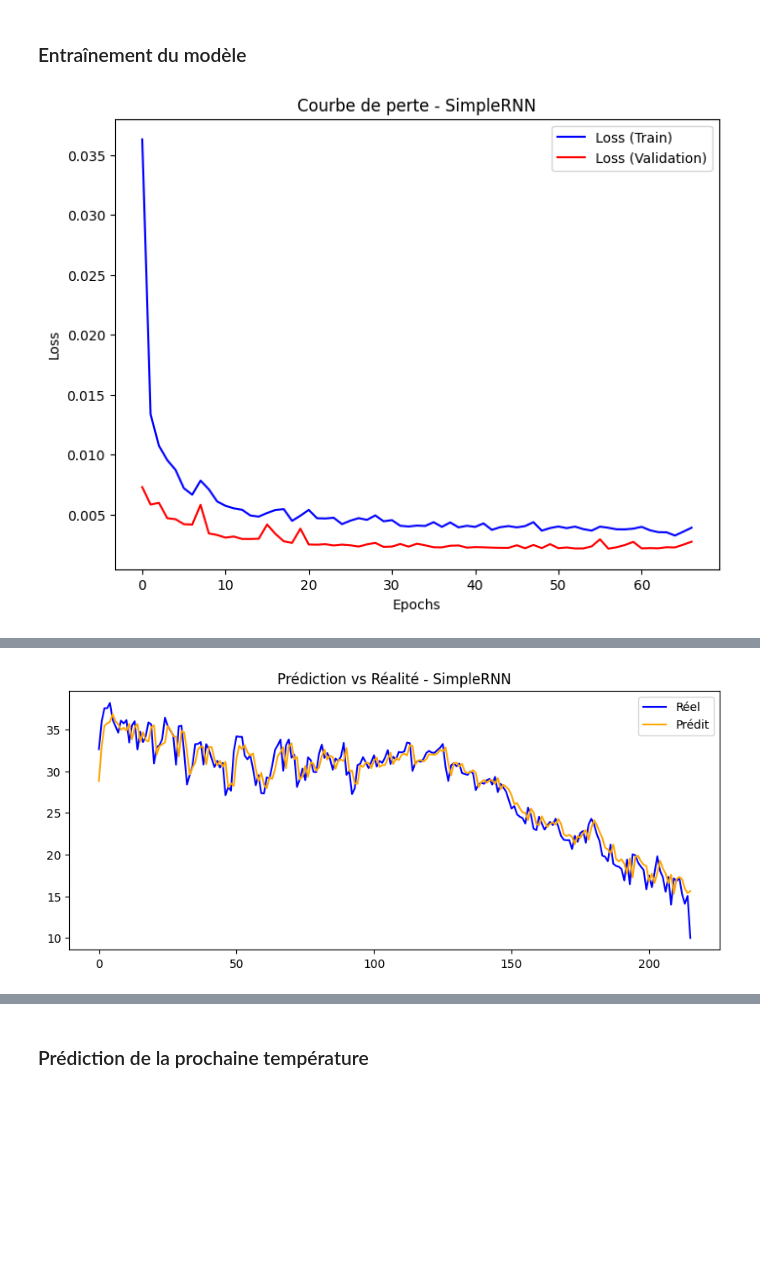
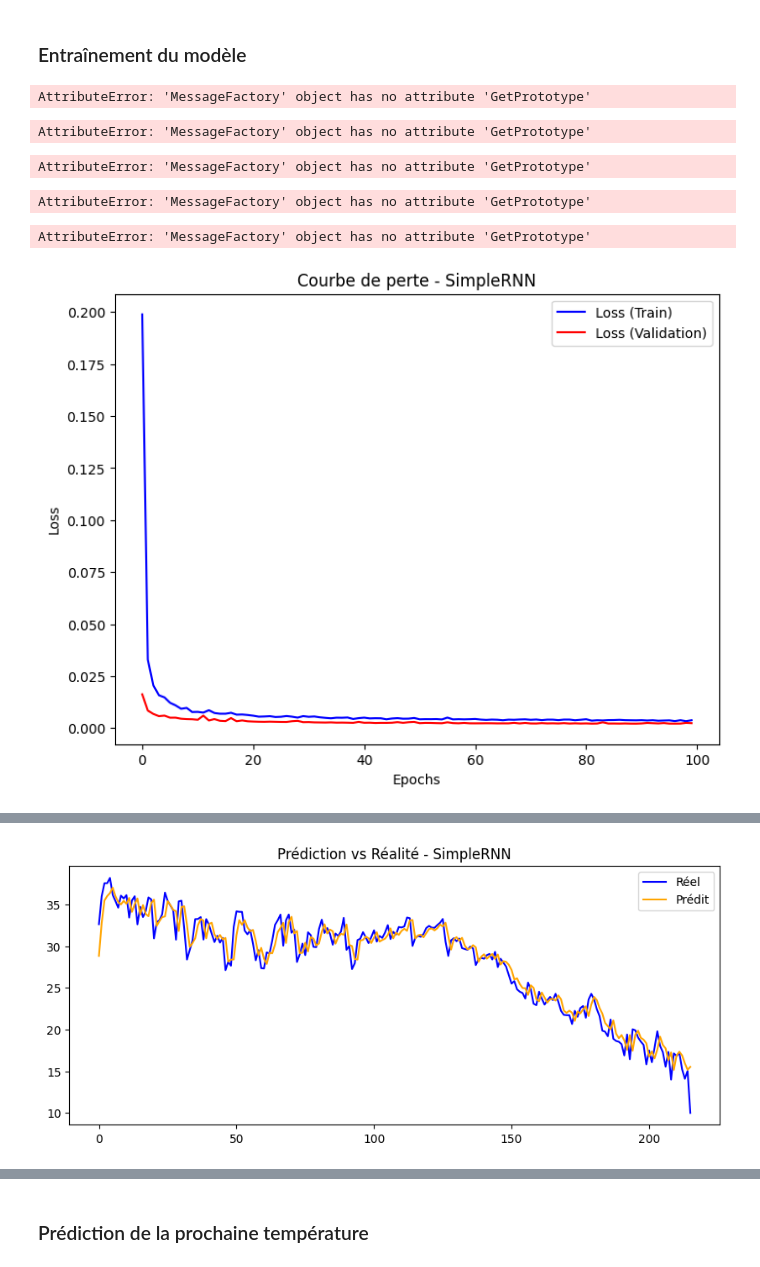
Before and after one commit to Stickplick98/daily-climate-time-series-machine-learning, a Jupyter notebook: notebooks/04_rnn_prediction.ipynb, the cells around one changed output, grey strips where cells are left out. Cells and saved outputs as stored; diff of their text form; code cells hidden in the pictures; blank space fills up the shorter version.

```diff
--- a/notebooks/04_rnn_prediction.ipynb
+++ b/notebooks/04_rnn_prediction.ipynb
@@ -69,7 +71,7 @@ from tensorflow.keras.optimizers import Adam
 from tensorflow.keras.callbacks import EarlyStopping
 
 # 1. Chargement des données
-df = pd.read_csv("DailyDelhiClimateTrain.csv", parse_dates=["date"])
+df = pd.read_csv("..\data\DailyDelhiClimateTrain.csv", parse_dates=["date"])
 df.set_index("date", inplace=True)
 
 # Focus sur la température moyenne
@@ -137,31 +139,36 @@ def compile_and_train(model, X_train, y_train, X_val, y_val):
     return model, history
 
 # 7. Fonction d'évaluation avec graphiques de prédictions
 def evaluate_model(model, X_test, y_test, name):
     y_pred = model.predict(X_test)
     y_pred_inv = scaler.inverse_transform(y_pred)
     y_test_inv = scaler.inverse_transform(y_test)
 
     # Calcul des métriques
     mse = mean_squared_error(y_test_inv, y_pred_inv)
     mae = mean_absolute_error(y_test_inv, y_pred_inv)
     rmse = np.sqrt(mse)
 
     print(f"{name} - MSE: {mse:.2f}, MAE: {mae:.2f}, RMSE: {rmse:.2f}")
 
     # Graphique des prédictions vs Réalité
     plt.figure(figsize=(10, 4))
     plt.plot(y_test_inv, label="Réel", color='blue')
     plt.plot(y_pred_inv, label="Prédit", color='orange')
     plt.legend()
     plt.title(f"Prédiction vs Réalité - {name}")
     plt.show()
 
 # 8. Entraînement et évaluation des modèles
 for rnn_type in ["SimpleRNN", "LSTM", "GRU"]:
     model = build_model(rnn_type)
     model.name = rnn_type  # Nom du modèle pour l'affichage
     model, history = compile_and_train(model, X_train, y_train, X_val, y_val)
     evaluate_model(model, X_test, y_test, rnn_type)
 # %% [output]
+AttributeError: 'MessageFactory' object has no attribute 'GetPrototype'
+AttributeError: 'MessageFactory' object has no attribute 'GetPrototype'
+AttributeError: 'MessageFactory' object has no attribute 'GetPrototype'
+AttributeError: 'MessageFactory' object has no attribute 'GetPrototype'
+AttributeError: 'MessageFactory' object has no attribute 'GetPrototype'
-[figure, old version]
+[figure, new version]
```
Also changed, not shown: parts of 4 cells of this notebook, 1 other file.
